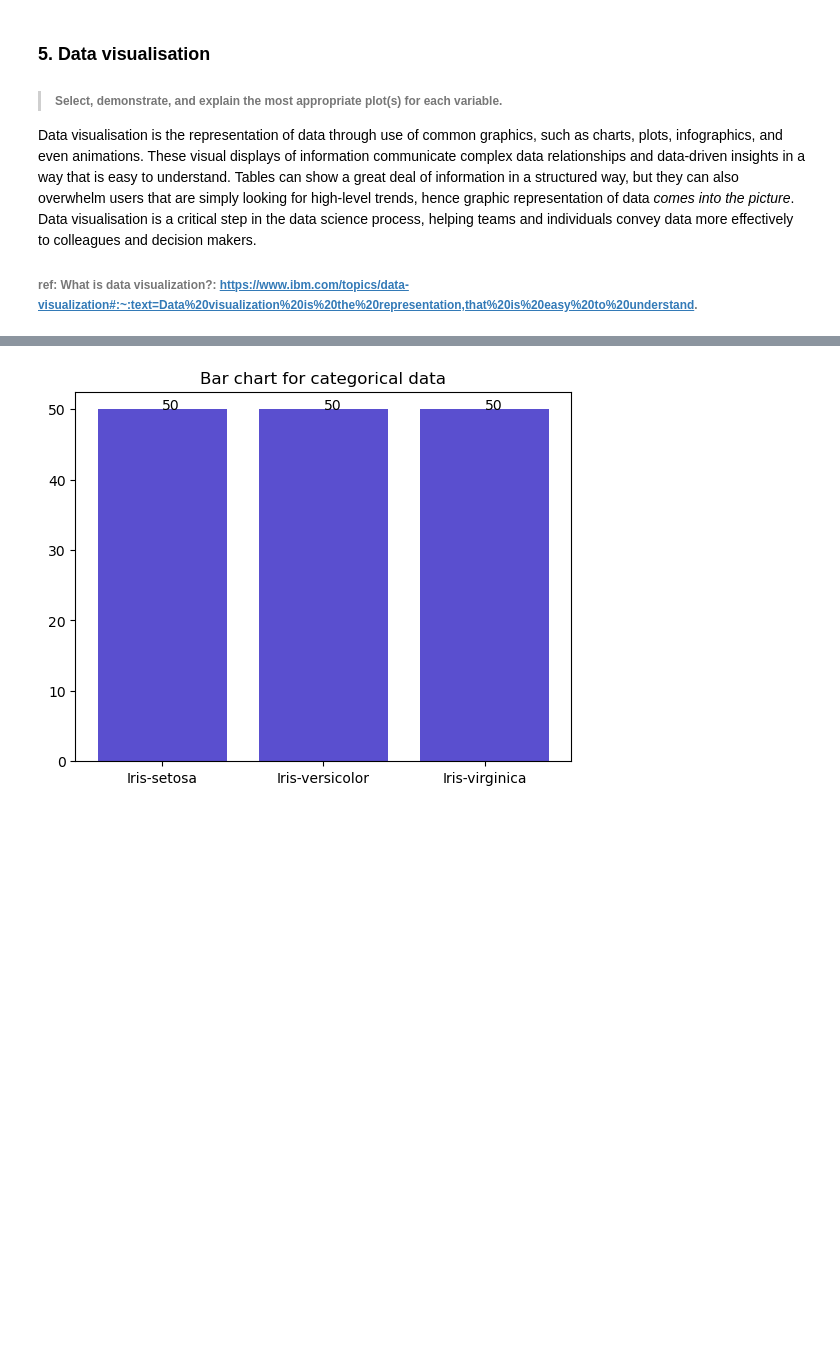
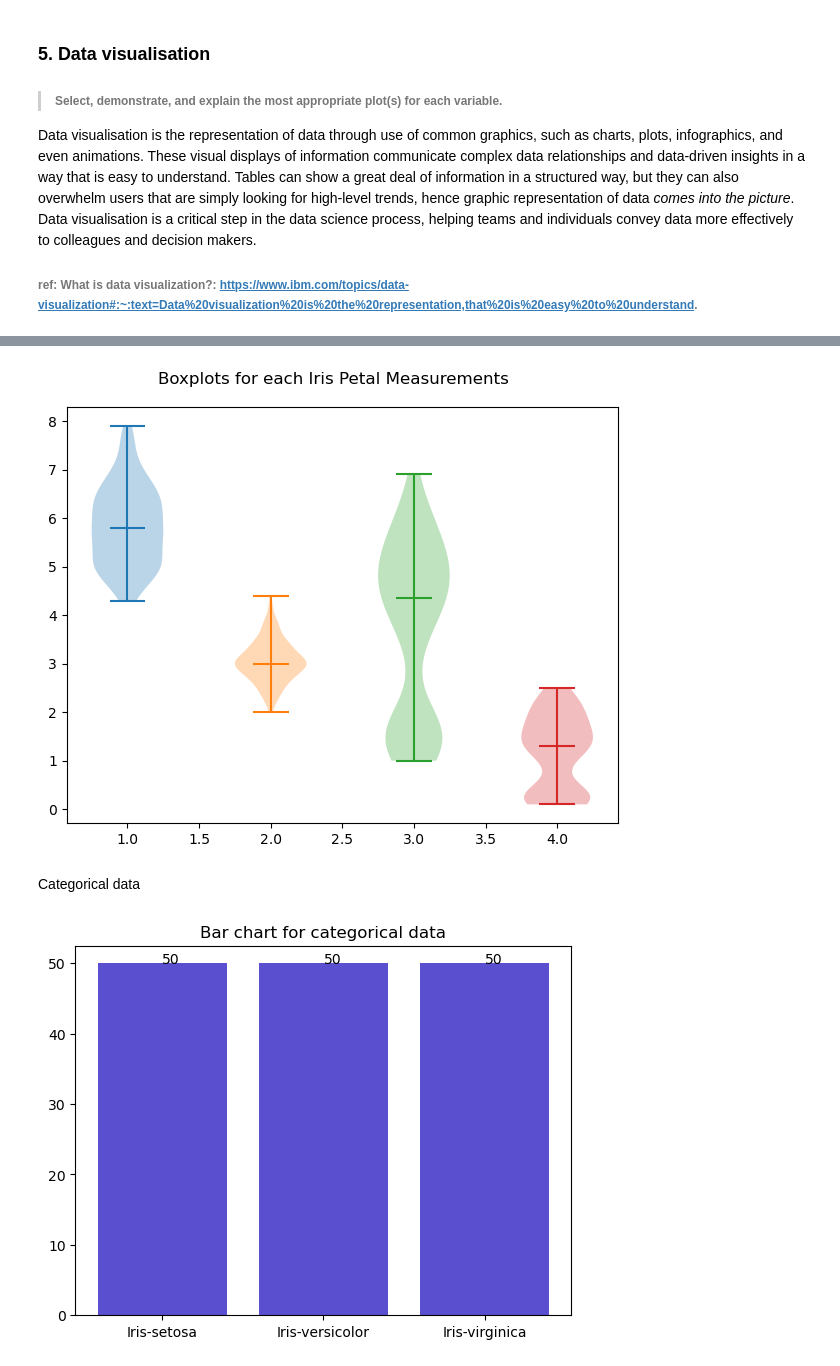
Before and after one commit to noyo0/Fundamentals_DataAnalysis, a Jupyter notebook: project.ipynb, the cells around one changed output, grey strips where cells are left out. Saved outputs shown, nothing was run; the diff lists cells and outputs as text; code cells hidden in the pictures; blank space fills up the shorter version.

```diff
--- a/project.ipynb
+++ b/project.ipynb
@@ -233,3 +302,19 @@ plt.show()
+# %%
+# Violin plot for iris petal measurements
+c = df.columns  # get column names
+fig, ax = plt.subplots(figsize=(6, 5))
+fig.suptitle('Boxplots for each Iris Petal Measurements', fontsize=12)
+
+# Loop through numeric data and draw boxplot + indicate mean
+for i in range(4):
+    ax.violinplot(df[c[i]], positions=[i+1],showmedians=True)
+
+plt.tight_layout()  # keep the text from overlapping
+plt.show()
+# %% [output]
+[figure, added]
+# %% [markdown]
+Categorical data
 # %%
 freq = df['species'].value_counts()
 species = freq.index
```
Also changed, not shown: parts of 8 cells of this notebook.
